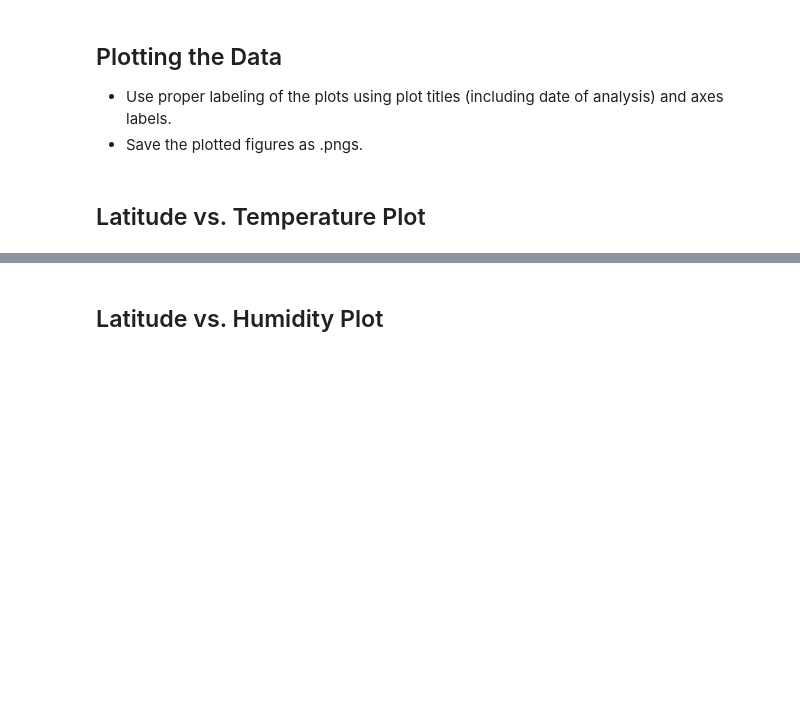
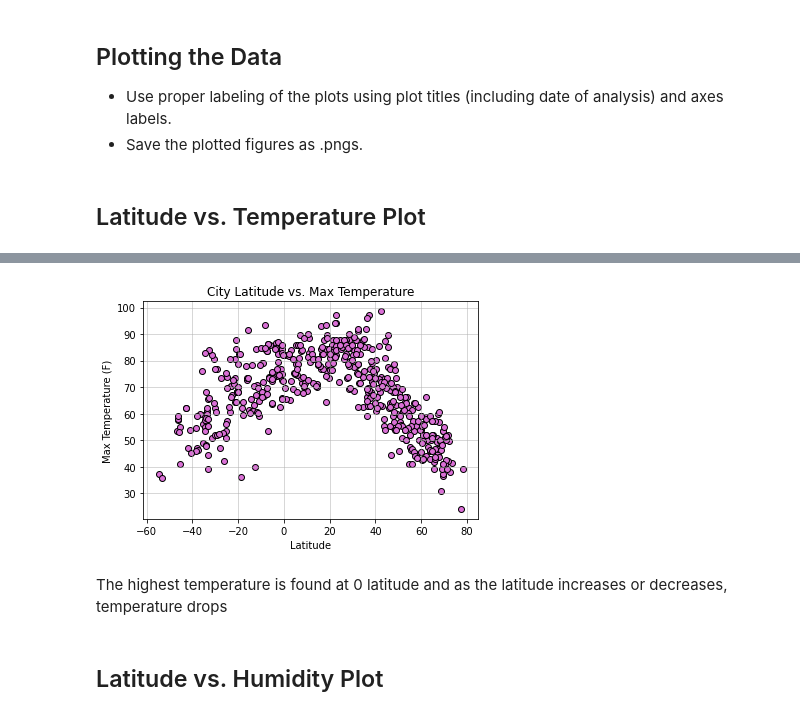
Before and after one commit to KristenBlanchard/python-api-challenge, a Jupyter notebook: WeatherPy/WeatherPy.ipynb, the cells around one changed output, grey strips where cells are left out. Saved outputs shown, nothing was run; the diff lists cells and outputs as text; code cells hidden in the pictures; blank space fills up the shorter version.

```diff
--- a/WeatherPy/WeatherPy.ipynb
+++ b/WeatherPy/WeatherPy.ipynb
@@ -131,0 +132,18 @@ City not found. Skipping...
+# %%
+# Create a dictionary with lists for DF
+weather_dict = {
+    "City": city_name,
+    "Cloudiness": cloudiness,
+    "Country": country,
+    "Date": date,
+    "Humidity": humidity,
+    "Lat": lat,
+    "Lng": lng,
+    "Max Temp": max_temp,
+    "Wind Speed": wind_speed,
+    "Wind Speed": wind_speed
+}
+
+# Weather data frame
+weather_data = pd.DataFrame(weather_dict)
+weather_data.head()
@@ -149,3 +181,5 @@ Skip this step if there are no cities that have humidity > 100%.
 # %%
 # Make a new DataFrame equal to the city data to drop all humidity outliers by index.
 # Passing "inplace=False" will make a copy of the city_data DataFrame, which we call "clean_city_data".
+clean_city_data = weather_dataclean_city_data = weather_data
+clean_city_data.head()
@@ -161,2 +199,15 @@ Skip this step if there are no cities that have humidity > 100%.
+# %%
+# Build Lat and Temp scatter plot
+plt.scatter(clean_city_data["Lat"], clean_city_data["Max Temp"], facecolor = "orchid", edgecolor = "black")
+
+# Extras
+plt.title("City Latitude vs. Max Temperature")
+plt.xlabel("Latitude")
+plt.ylabel("Max Temperature (F)")
+plt.grid(linestyle='-', linewidth=1, alpha = 0.5)
+# %% [output]
+[figure, added]
+# %% [markdown]
+The highest temperature is found at 0 latitude and as the latitude increases or decreases, temperature drops
 # %% [markdown]
 ## Latitude vs. Humidity Plot
```
Also changed, not shown: parts of 47 cells of this notebook, 16 other files.
